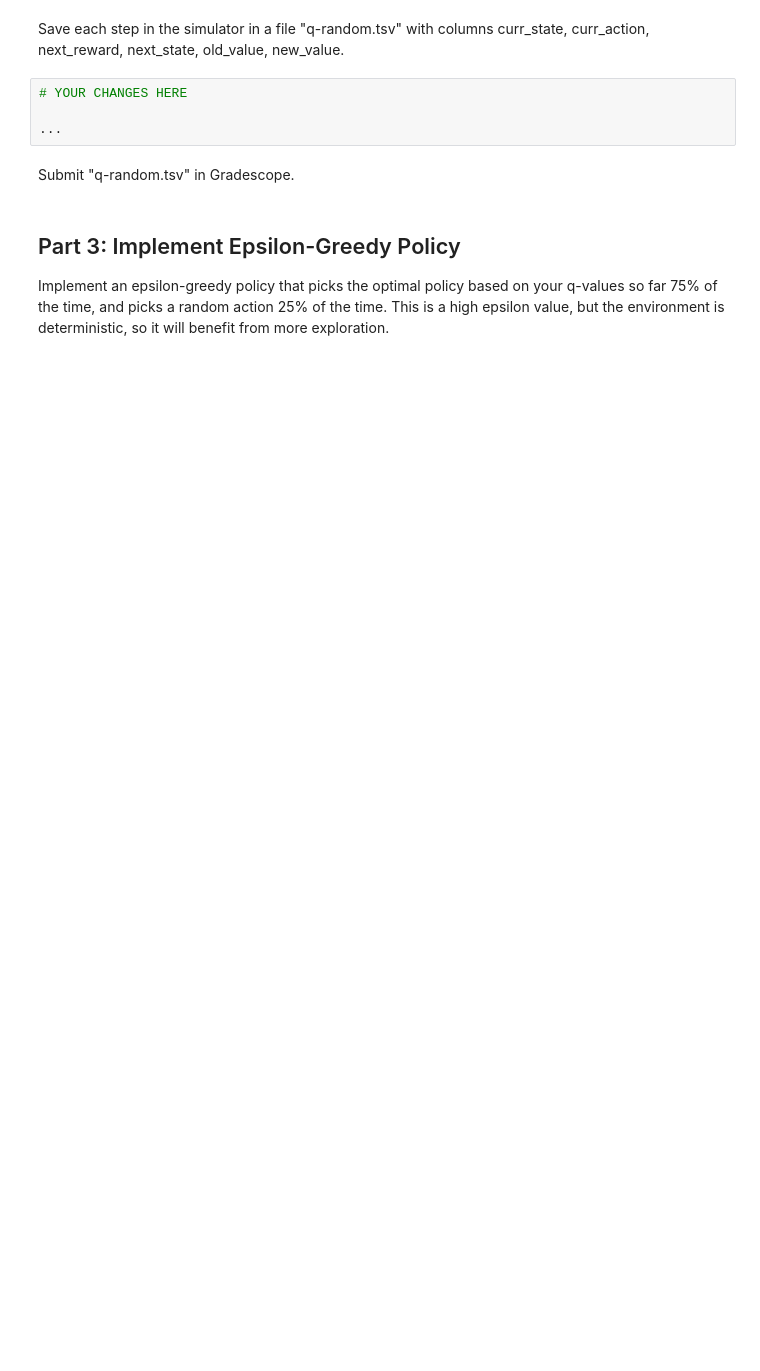
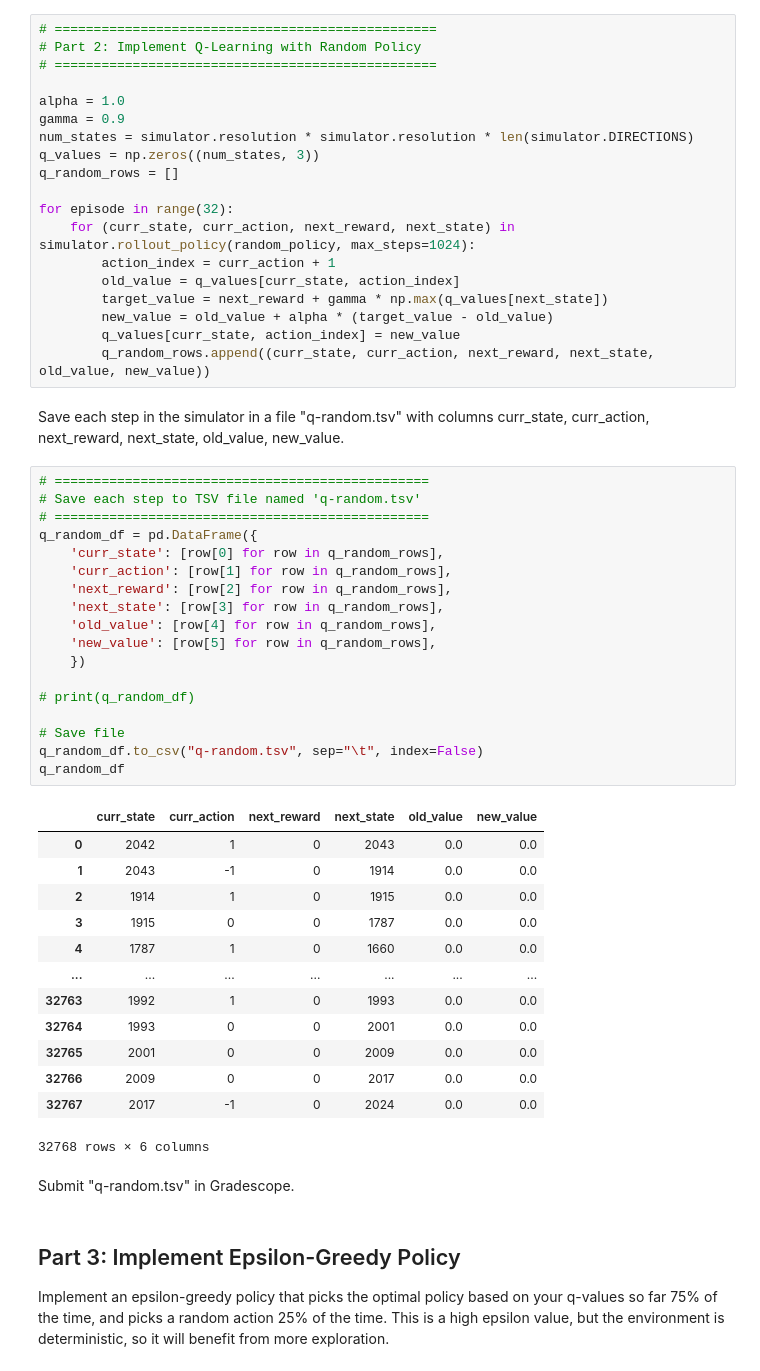
Before and after one commit to veniola/dx704-project-08, a Jupyter notebook: dx704-project-08.ipynb, the cells around one changed output. Saved outputs shown, nothing was run; the diff lists cells and outputs as text; blank space fills up the shorter version.

Commit message:
Finished Parts 1, 2, 3, 4

```diff
--- a/dx704-project-08.ipynb
+++ b/dx704-project-08.ipynb
@@ -224,9 +217,56 @@ for episode in range(32):
+# %%
+# =================================================
+# Part 2: Implement Q-Learning with Random Policy
+# =================================================
+
+alpha = 1.0
+gamma = 0.9
+num_states = simulator.resolution * simulator.resolution * len(simulator.DIRECTIONS)
+q_values = np.zeros((num_states, 3))
+q_random_rows = []
+
+for episode in range(32):
+    for (curr_state, curr_action, next_reward, next_state) in simulator.rollout_policy(random_policy, max_steps=1024):
+        action_index = curr_action + 1
+        old_value = q_values[curr_state, action_index]
+        target_value = next_reward + gamma * np.max(q_values[next_state])
+        new_value = old_value + alpha * (target_value - old_value)
+        q_values[curr_state, action_index] = new_value
+        q_random_rows.append((curr_state, curr_action, next_reward, next_state, old_value, new_value))
 # %% [markdown]
 Save each step in the simulator in a file "q-random.tsv" with columns curr_state, curr_action, next_reward, next_state, old_value, new_value.
-# %%
-# YOUR CHANGES HERE
-
-...
+# %%
+# ================================================
+# Save each step to TSV file named 'q-random.tsv'
+# ================================================
+q_random_df = pd.DataFrame({
+    'curr_state': [row[0] for row in q_random_rows],
+    'curr_action': [row[1] for row in q_random_rows],
+    'next_reward': [row[2] for row in q_random_rows],
+    'next_state': [row[3] for row in q_random_rows],
+    'old_value': [row[4] for row in q_random_rows],
+    'new_value': [row[5] for row in q_random_rows],
+    })
+
+# print(q_random_df)
+
+# Save file
+q_random_df.to_csv("q-random.tsv", sep="\t", index=False)
+q_random_df
+# %% [output]
+|  | curr_state | curr_action | next_reward | next_state | old_value | new_value |
+| 0 | 2042 | 1 | 0 | 2043 | 0.0 | 0.0 |
+| 1 | 2043 | -1 | 0 | 1914 | 0.0 | 0.0 |
+| 2 | 1914 | 1 | 0 | 1915 | 0.0 | 0.0 |
+| 3 | 1915 | 0 | 0 | 1787 | 0.0 | 0.0 |
+| 4 | 1787 | 1 | 0 | 1660 | 0.0 | 0.0 |
+| ... | ... | ... | ... | ... | ... | ... |
+| 32763 | 1992 | 1 | 0 | 1993 | 0.0 | 0.0 |
+| 32764 | 1993 | 0 | 0 | 2001 | 0.0 | 0.0 |
+| 32765 | 2001 | 0 | 0 | 2009 | 0.0 | 0.0 |
+| 32766 | 2009 | 0 | 0 | 2017 | 0.0 | 0.0 |
+| 32767 | 2017 | -1 | 0 | 2024 | 0.0 | 0.0 |
+32768 rows × 6 columns
 # %% [markdown]
 Submit "q-random.tsv" in Gradescope.
 # %% [markdown]
```
Also changed, not shown: parts of 13 cells of this notebook, 4 other files.
